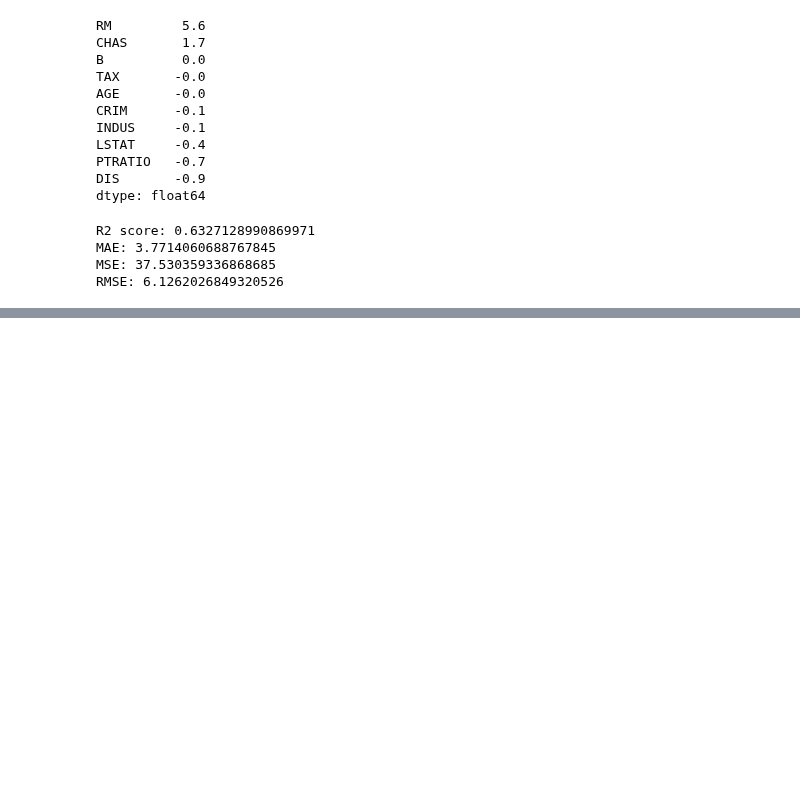
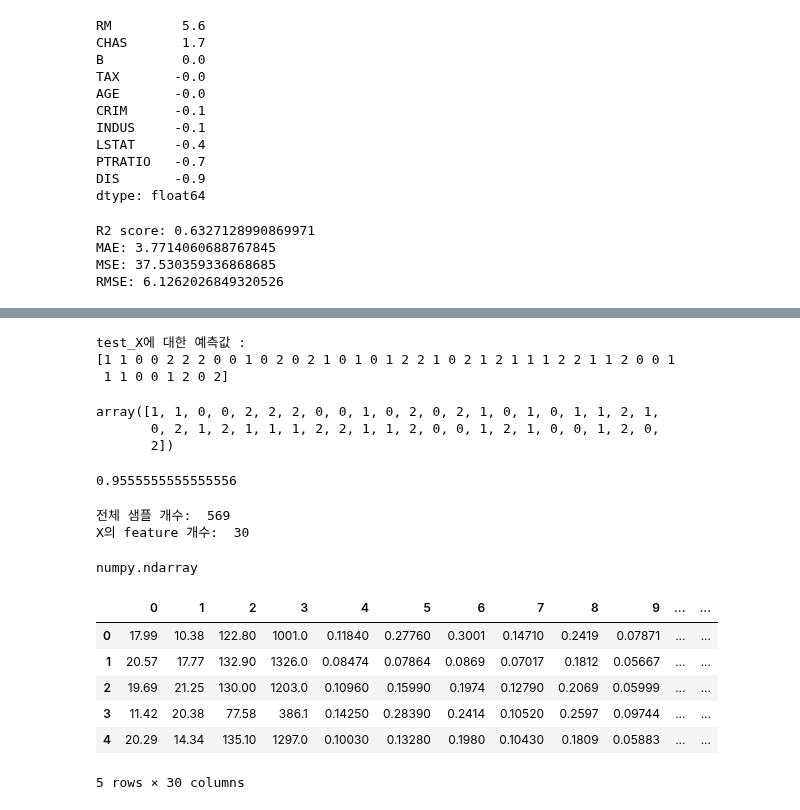
Before and after one commit to cleamm/TIL, a Jupyter notebook: 2025/Python/20250716.ipynb, the cells around one changed output, grey strips where cells are left out. Drawn from its saved outputs; the diff is of its cells as text; code cells hidden in the pictures; blank space fills up the shorter version.

```diff
--- a/2025/Python/20250716.ipynb
+++ b/2025/Python/20250716.ipynb
@@ -373,0 +604,55 @@ RMSE: 6.1262026849320526
+# %%
+# test_X에 대해서 예측합니다.
+pred_X = clf.predict(X_test)
+print('test_X에 대한 예측값 : \n{}'.format(pred_X))
+# %% [output]
+test_X에 대한 예측값 :
+[1 1 0 0 2 2 2 0 0 1 0 2 0 2 1 0 1 0 1 2 2 1 0 2 1 2 1 1 1 2 2 1 1 2 0 0 1
+ 1 1 0 0 1 2 0 2]
+# %%
+y_test
+# %% [output]
+array([1, 1, 0, 0, 2, 2, 2, 0, 0, 1, 0, 2, 0, 2, 1, 0, 1, 0, 1, 1, 2, 1,
+       0, 2, 1, 2, 1, 1, 1, 2, 2, 1, 1, 2, 0, 0, 1, 2, 1, 0, 0, 1, 2, 0,
+       2])
+# %%
+accuracy_score(pred_X, y_test)
+# %% [output]
+0.9555555555555556
+# %%
+import numpy as np
+import pandas as pd
+import seaborn as sns
+from matplotlib import pyplot as plt
+from sklearn.datasets import load_breast_cancer
+from sklearn.tree import DecisionTreeClassifier
+from sklearn.model_selection import train_test_split
+from sklearn.metrics import accuracy_score
+from sklearn import tree
+from sklearn.metrics import confusion_matrix
+from sklearn.utils.multiclass import unique_labels
+
+
+# sklearn에 저장된 데이터를 불러 옵니다.
+X,y = load_breast_cancer(return_X_y=True)
+
+# 데이터 정보를 출력합니다
+print('전체 샘플 개수: ',len(X))
+print('X의 feature 개수: ',len(X[0]))
+
+type(X)
+# %% [output]
+전체 샘플 개수:  569
+X의 feature 개수:  30
+numpy.ndarray
+# %%
+df = pd.DataFrame(X)
+df.head()
+# %% [output]
+|  | 0 | 1 | 2 | 3 | 4 | 5 | 6 | 7 | 8 | 9 | ... | ... |
+| 0 | 17.99 | 10.38 | 122.80 | 1001.0 | 0.11840 | 0.27760 | 0.3001 | 0.14710 | 0.2419 | 0.07871 | ... | ... |
+| 1 | 20.57 | 17.77 | 132.90 | 1326.0 | 0.08474 | 0.07864 | 0.0869 | 0.07017 | 0.1812 | 0.05667 | ... | ... |
+| 2 | 19.69 | 21.25 | 130.00 | 1203.0 | 0.10960 | 0.15990 | 0.1974 | 0.12790 | 0.2069 | 0.05999 | ... | ... |
+| 3 | 11.42 | 20.38 | 77.58 | 386.1 | 0.14250 | 0.28390 | 0.2414 | 0.10520 | 0.2597 | 0.09744 | ... | ... |
+| 4 | 20.29 | 14.34 | 135.10 | 1297.0 | 0.10030 | 0.13280 | 0.1980 | 0.10430 | 0.1809 | 0.05883 | ... | ... |
+5 rows × 30 columns
```
Also changed, not shown: parts of 39 cells of this notebook, 2 other files.
